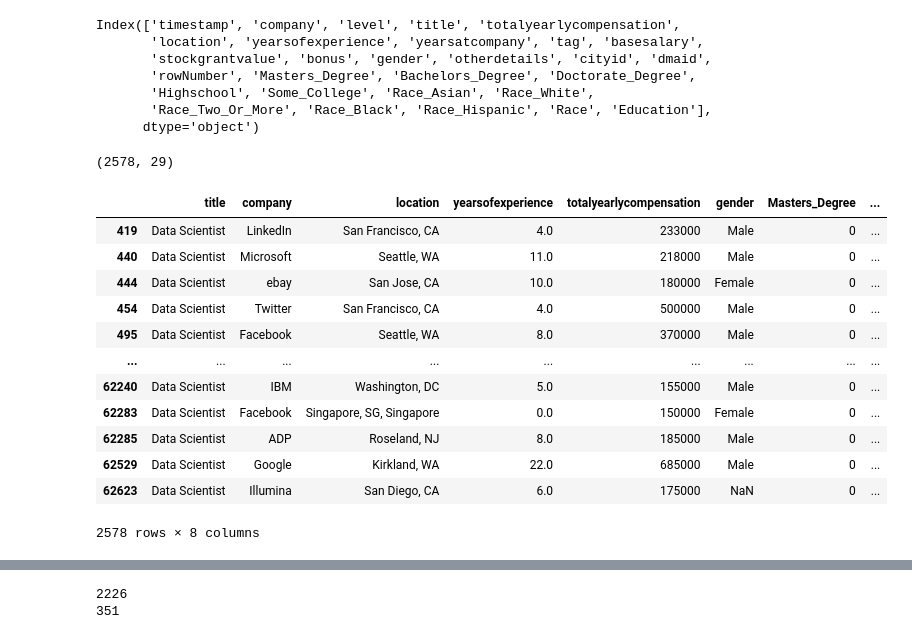
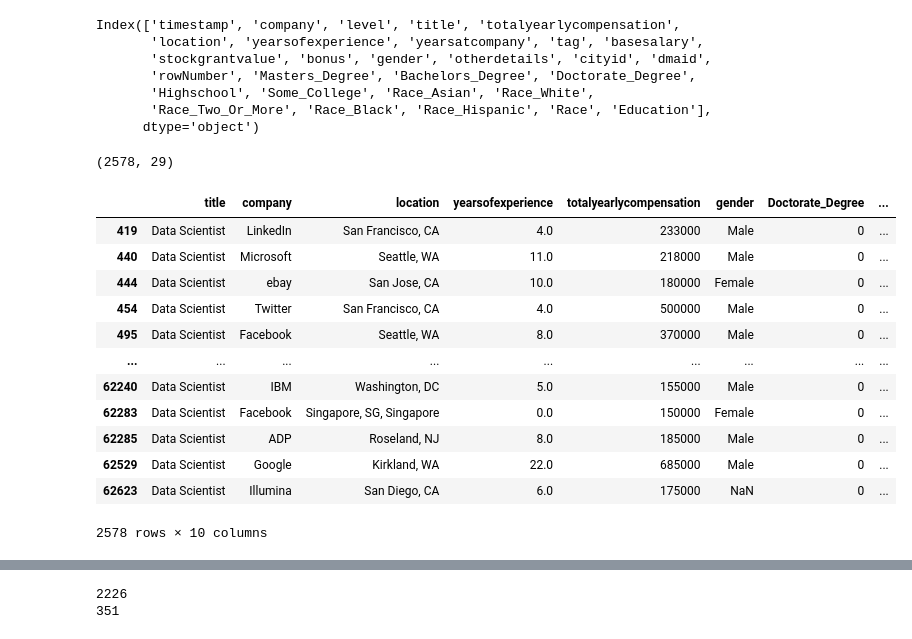
Before and after one commit to Sirius0531/final_project, a Jupyter notebook: cleaning&model1.ipynb, the cells around one changed output, grey strips where cells are left out. Cells and saved outputs as stored; diff of their text form; code cells hidden in the pictures.

```diff
--- a/cleaning&model1.ipynb
+++ b/cleaning&model1.ipynb
@@ -32,13 +32,13 @@ Index(['timestamp', 'company', 'level', 'title', 'totalyearlycompensation',
 # %%
 df1 = df[df["title"] == "Data Scientist"]
 filtered_columns = ["title", "company", "location", "yearsofexperience", "totalyearlycompensation",
-                    "gender", "Masters_Degree", "Bachelors_Degree"]
+                    "gender", "Doctorate_Degree", "Masters_Degree", "Bachelors_Degree", "tag"]
 df2 = df1[filtered_columns]
 print(df1.shape)
 df2
 # %% [output]
 (2578, 29)
-|  | title | company | location | yearsofexperience | totalyearlycompensation | gender | Masters_Degree | ... |
+|  | title | company | location | yearsofexperience | totalyearlycompensation | gender | Doctorate_Degree | ... |
 | 419 | Data Scientist | LinkedIn | San Francisco, CA | 4.0 | 233000 | Male | 0 | ... |
 | 440 | Data Scientist | Microsoft | Seattle, WA | 11.0 | 218000 | Male | 0 | ... |
 | 444 | Data Scientist | ebay | San Jose, CA | 10.0 | 180000 | Female | 0 | ... |
@@ -50,4 +50,4 @@ df2
 | 62285 | Data Scientist | ADP | Roseland, NJ | 8.0 | 185000 | Male | 0 | ... |
 | 62529 | Data Scientist | Google | Kirkland, WA | 22.0 | 685000 | Male | 0 | ... |
 | 62623 | Data Scientist | Illumina | San Diego, CA | 6.0 | 175000 | NaN | 0 | ... |
-2578 rows × 8 columns
+2578 rows × 10 columns
```
Also changed, not shown: parts of 37 cells of this notebook.
